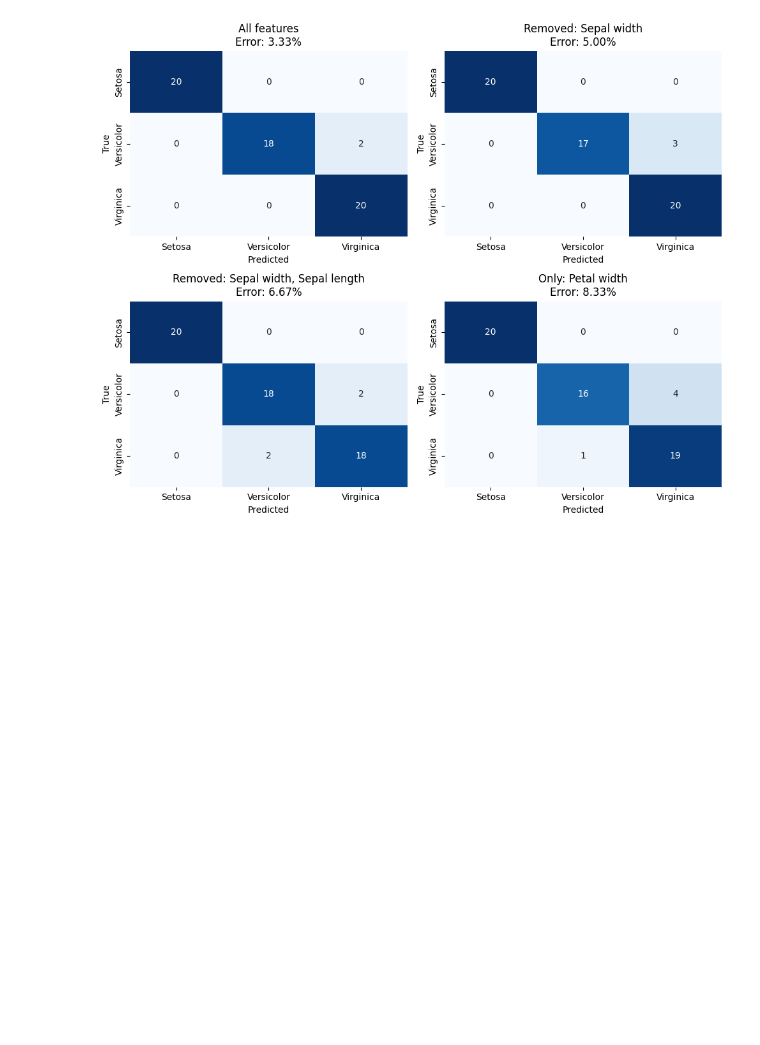
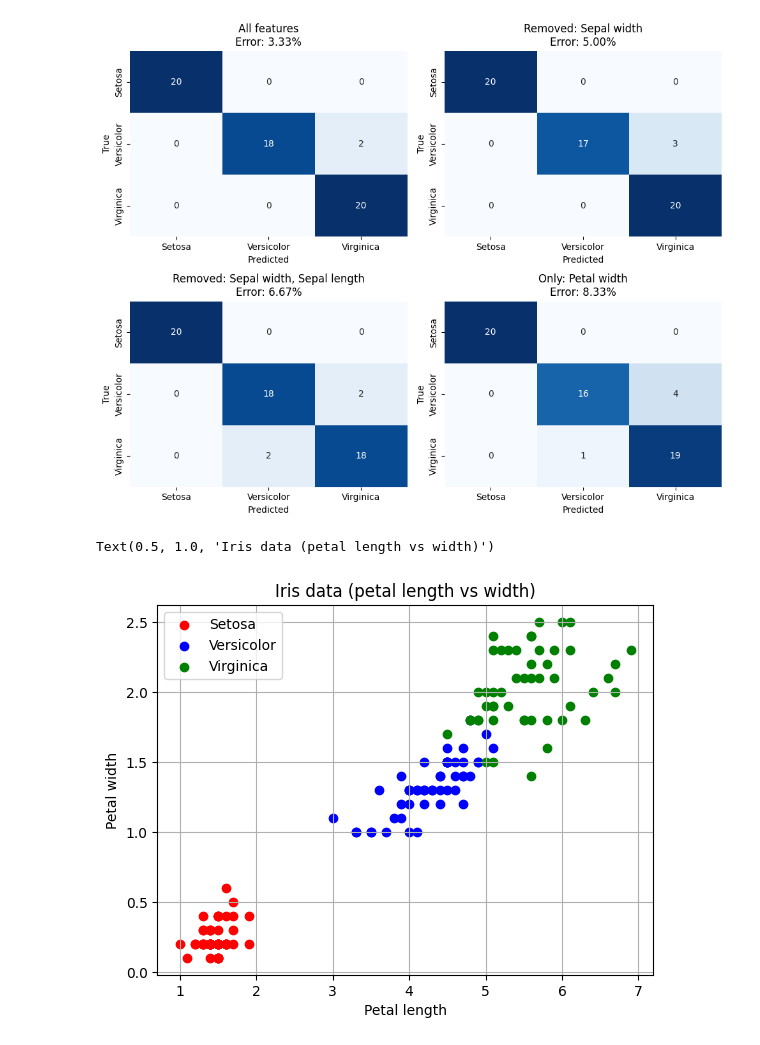
Before and after one commit to trulsostvedt/TTT4175-Estimation-Detection-and-Classification, a Jupyter notebook: Iris/Iris_task.ipynb, the cells around one changed output. Drawn from its saved outputs; the diff is of its cells as text; code cells hidden in the pictures; blank space fills up the shorter version.

```diff
--- a/Iris/Iris_task.ipynb
+++ b/Iris/Iris_task.ipynb
@@ -287,3 +287,15 @@ plt.tight_layout()
 plt.show()
 # %% [output]
 [figure]
+# %%
+plt.scatter(X[y == 0, 2], X[y == 0, 3], color='red', label='Setosa')
+plt.scatter(X[y == 1, 2], X[y == 1, 3], color='blue', label='Versicolor')
+plt.scatter(X[y == 2, 2], X[y == 2, 3], color='green', label='Virginica')
+plt.xlabel('Petal length')
+plt.ylabel('Petal width')
+plt.legend()
+plt.grid()
+plt.title('Iris data (petal length vs width)')
+# %% [output]
+Text(0.5, 1.0, 'Iris data (petal length vs width)')
+[figure, added]
```
